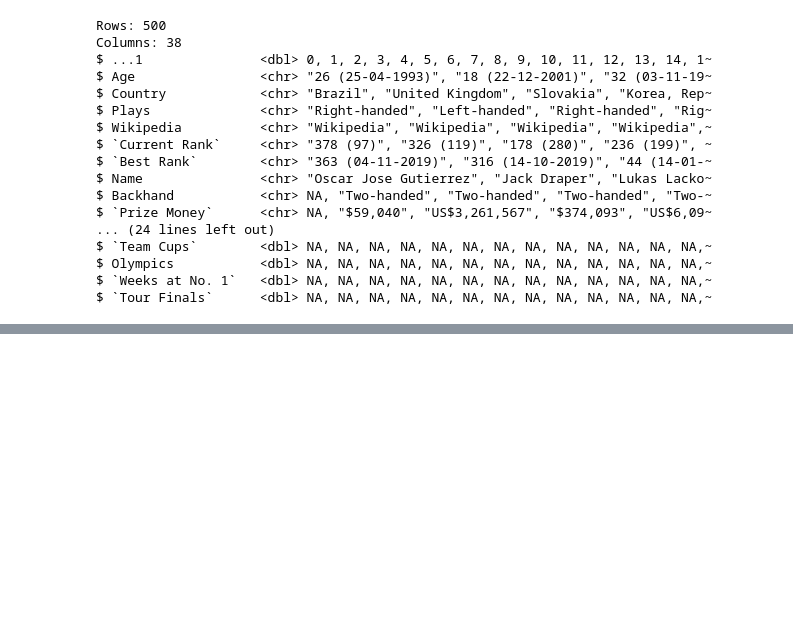
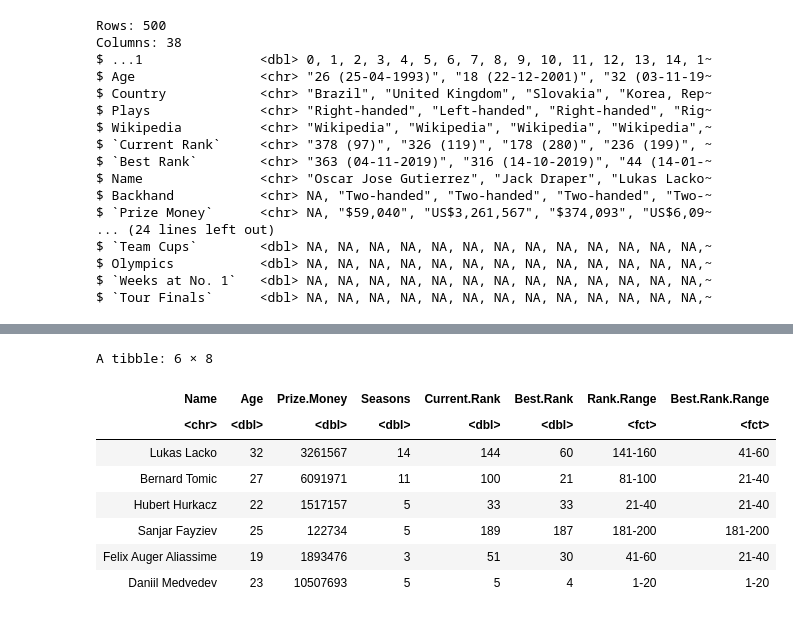
Before and after one commit to GuacamoleL0ver/DSCI100Group47, a Jupyter notebook: project_proposal.ipynb, the cells around one changed output, grey strips where cells are left out. Cells and saved outputs as stored; diff of their text form; code cells hidden in the pictures; blank space fills up the shorter version.

```diff
--- a/project_proposal.ipynb
+++ b/project_proposal.ipynb
@@ -79,3 +72,30 @@ A tibble: 6 × 5
+# %%
+# cuts Current.Rank and Best.Rank into different intervals with step 20 and adds them to a vector.
+## "labels" arg names each interval.
+Current_Rank_factor <- player_data_tidy$Current.Rank |>
+                            cut(c(0, 20, 40, 60, 80, 100, 120, 140, 160, 180, 200),
+                                labels = c("1-20", "21-40", "41-60", "61-80", "81-100",
+                                           "101-120", "121-140", "141-160", "161-180", "181-200"))
+
+Best_Rank_factor <- player_data_tidy$Best.Rank |>
+                            cut(c(0, 20, 40, 60, 80, 100, 120, 140, 160, 180, 200),
+                                labels = c("1-20", "21-40", "41-60", "61-80", "81-100",
+                                           "101-120", "121-140", "141-160", "161-180", "181-200"))
+
+player_data_factor <- mutate(player_data_tidy, Rank.Range = Current_Rank_factor) |>
+                      mutate(Best.Rank.Range = Best_Rank_factor) #vectors are added to df
+
+head(player_data_factor)
+# %% [output]
+A tibble: 6 × 8
+| Name | Age | Prize.Money | Seasons | Current.Rank | Best.Rank | Rank.Range | Best.Rank.Range |
+| <chr> | <dbl> | <dbl> | <dbl> | <dbl> | <dbl> | <fct> | <fct> |
+| Lukas Lacko | 32 | 3261567 | 14 | 144 | 60 | 141-160 | 41-60 |
+| Bernard Tomic | 27 | 6091971 | 11 | 100 | 21 | 81-100 | 21-40 |
+| Hubert Hurkacz | 22 | 1517157 | 5 | 33 | 33 | 21-40 | 21-40 |
+| Sanjar Fayziev | 25 | 122734 | 5 | 189 | 187 | 181-200 | 181-200 |
+| Felix Auger Aliassime | 19 | 1893476 | 3 | 51 | 30 | 41-60 | 21-40 |
+| Daniil Medvedev | 23 | 10507693 | 5 | 5 | 4 | 1-20 | 1-20 |
 # %%
 options(repr.plot.length = 10, repr.plot.width = 8)
 
```
Also changed, not shown: parts of 7 cells of this notebook.
